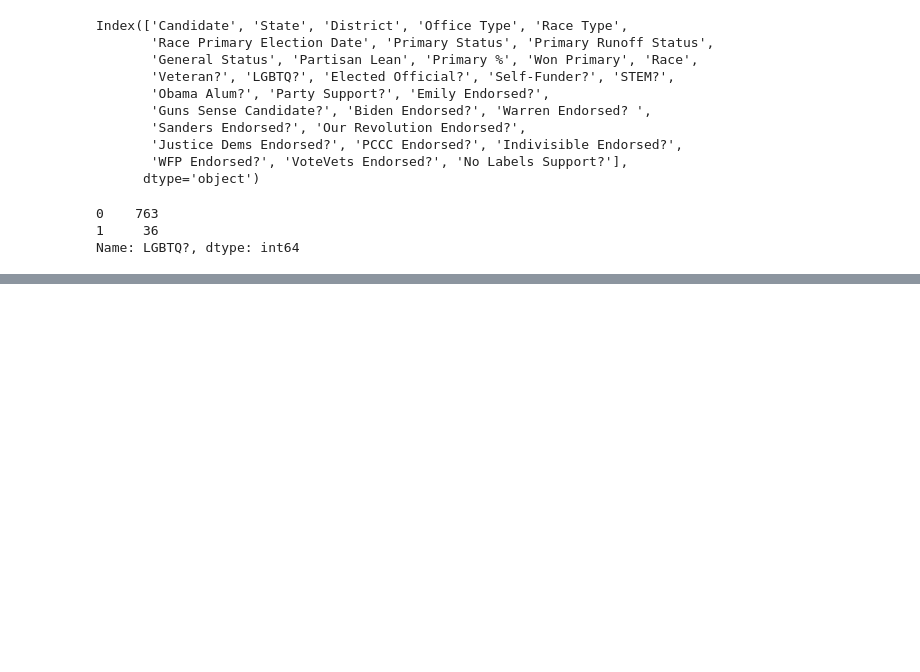
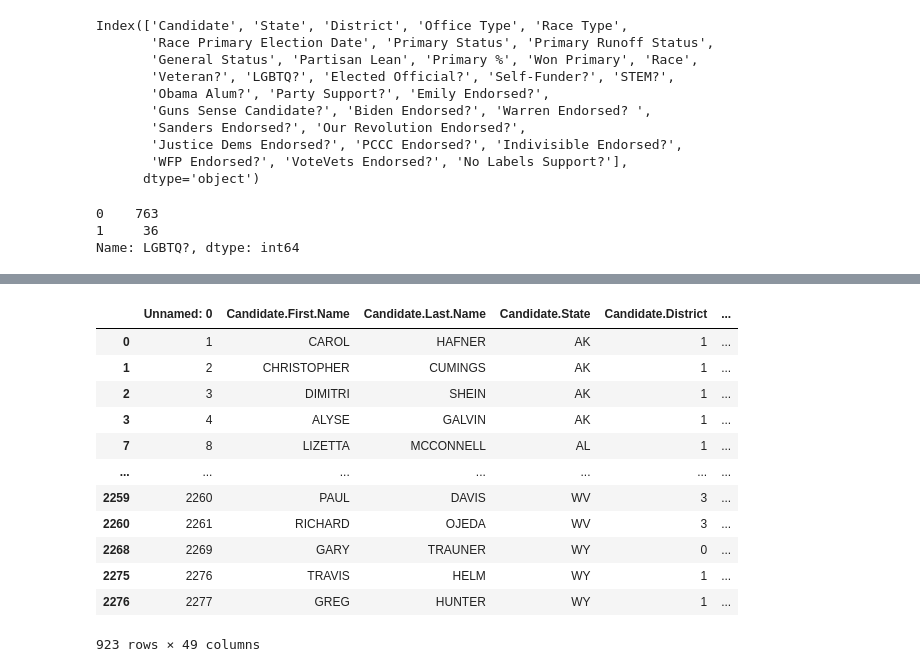
Before and after one commit to tetsu2001/102-project, a Jupyter notebook: sara/sara eda.ipynb, the cells around one changed output, grey strips where cells are left out. Drawn from its saved outputs; the diff is of its cells as text; code cells hidden in the pictures; blank space fills up the shorter version.

```diff
--- a/sara/sara eda.ipynb
+++ b/sara/sara eda.ipynb
@@ -135,11 +94,29 @@ house.head(3)
 # %%
 brookings = pd.read_csv('brookings.csv')
 brookings = brookings[(brookings['Candidate.Party'].str.contains('Democrat'))
     & (brookings['Incumbent'].isnull())
     & (brookings['Primary.Outcome'].isin(['Winner','Loser']))]
 brookings['Candidate'] = brookings['Candidate.First.Name'] + ' ' + brookings['Candidate.Last.Name']
-#brookings
+brookings
+
+brookings['Candidate'] = brookings['Candidate.First.Name'] + ' ' + brookings['Candidate.Last.Name']
+brookings['District'] = brookings['Candidate.State'] + '-' + brookings['Candidate.District'].astype(str)
+brookings
 #brookings[brookings.duplicated('Candidate', keep=False)]
+# %% [output]
+|  | Unnamed: 0 | Candidate.First.Name | Candidate.Last.Name | Candidate.State | Candidate.District | ... |
+| 0 | 1 | CAROL | HAFNER | AK | 1 | ... |
+| 1 | 2 | CHRISTOPHER | CUMINGS | AK | 1 | ... |
+| 2 | 3 | DIMITRI | SHEIN | AK | 1 | ... |
+| 3 | 4 | ALYSE | GALVIN | AK | 1 | ... |
+| 7 | 8 | LIZETTA | MCCONNELL | AL | 1 | ... |
+| ... | ... | ... | ... | ... | ... | ... |
+| 2259 | 2260 | PAUL | DAVIS | WV | 3 | ... |
+| 2260 | 2261 | RICHARD | OJEDA | WV | 3 | ... |
+| 2268 | 2269 | GARY | TRAUNER | WY | 0 | ... |
+| 2275 | 2276 | TRAVIS | HELM | WY | 1 | ... |
+| 2276 | 2277 | GREG | HUNTER | WY | 1 | ... |
+923 rows × 49 columns
 # %%
 # house['dist_num'] = house['District'].str.extract('(\d+)$')
 # house['District Abbrev'] = house['State']+ '-' +house['dist_num']
```
Also changed, not shown: parts of 5 cells of this notebook, 10 other files.
